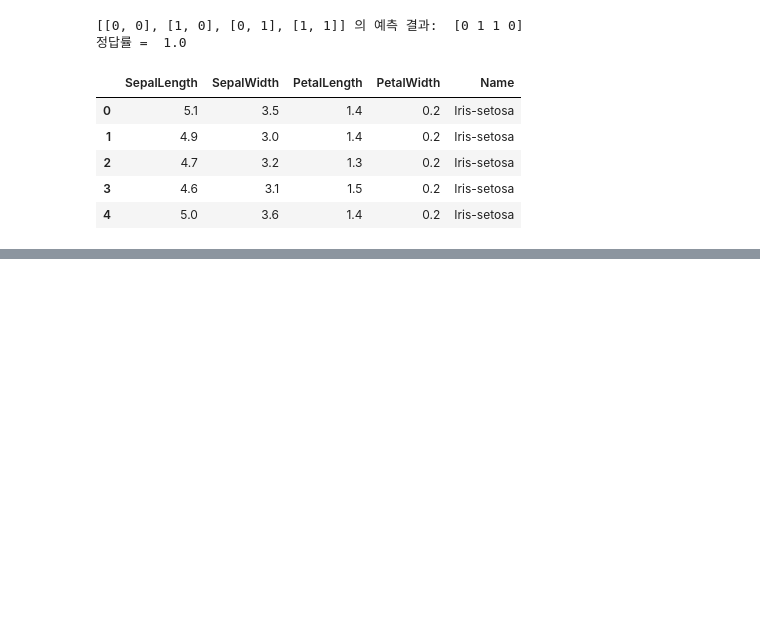
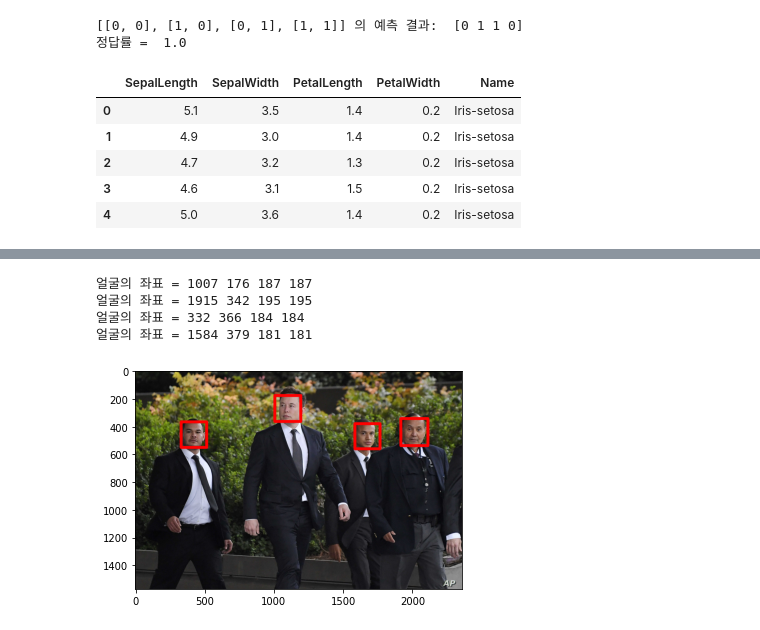
Before and after one commit to gohjungho/Machine-Deep-Running, a Jupyter notebook: machine_&_deep.ipynb, the cells around one changed output, grey strips where cells are left out. Saved outputs shown, nothing was run; the diff lists cells and outputs as text; code cells hidden in the pictures; blank space fills up the shorter version.

```diff
--- a/machine_&_deep.ipynb
+++ b/machine_&_deep.ipynb
@@ -548,0 +823,31 @@ max =  8.471949619908472
+# %%
+# 일론 머스크 사진에서 얼굴 찾기
+
+# 이미지를 읽어들이고 그레이스케일로 변환하기
+img = cv2.imread("dogepapa.jpg")
+img_gray = cv2.cvtColor(img, cv2.COLOR_BGR2GRAY)
+
+# 얼굴 인식하기
+face_list = cascade.detectMultiScale(img_gray, minSize = (150, 150))
+
+# 결과 확인하기
+if len(face_list) == 0:
+  print("실패")
+  quit()
+
+# 인식한 부분 표시하기
+for (x, y, w, h) in face_list:
+  print("얼굴의 좌표 =", x, y, w, h)
+  red = (0,0,255)
+  cv2.rectangle(img, (x,y), (x+w, y+h), red, thickness = 20)
+
+# 이미지 출력하기
+cv2.imwrite("face-detect2.png", img)
+plt.imshow(cv2.cvtColor(img,cv2.COLOR_BGR2RGB))
+plt.show()
+# %% [output]
+얼굴의 좌표 = 1007 176 187 187
+얼굴의 좌표 = 1915 342 195 195
+얼굴의 좌표 = 332 366 184 184
+얼굴의 좌표 = 1584 379 181 181
+[figure, added]
```
Also changed, not shown: parts of 54 cells of this notebook.
